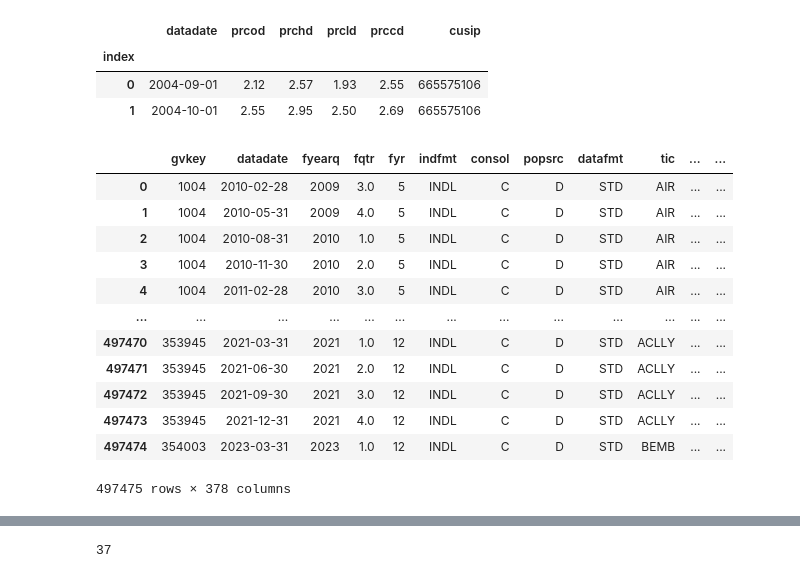
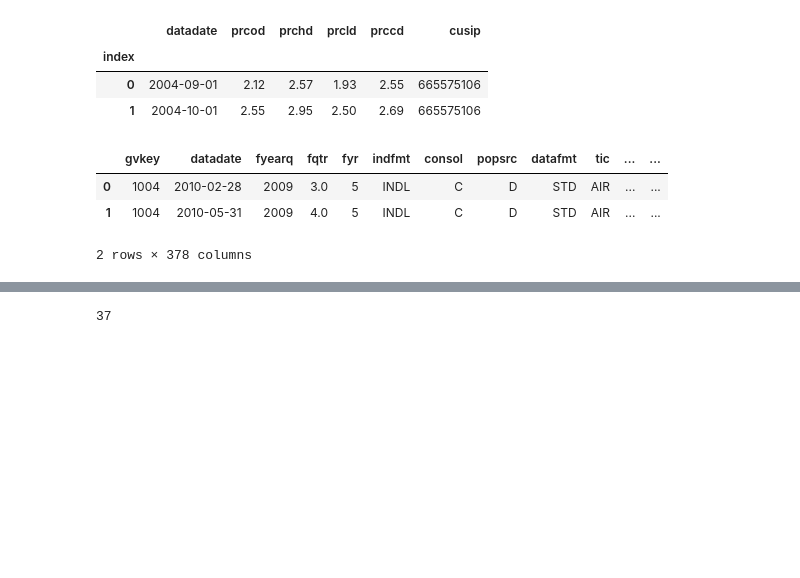
Before and after one commit to annaleabhm/asim-stock-pipeline, a Jupyter notebook: pipeline.ipynb, the cells around one changed output, grey strips where cells are left out. Cells and saved outputs as stored; diff of their text form; code cells hidden in the pictures; blank space fills up the shorter version.

```diff
--- a/pipeline.ipynb
+++ b/pipeline.ipynb
@@ -14,20 +16,12 @@ stock_values.head(2)
 | 0 | 2004-09-01 | 2.12 | 2.57 | 1.93 | 2.55 | 665575106 |
 | 1 | 2004-10-01 | 2.55 | 2.95 | 2.50 | 2.69 | 665575106 |
 # %%
+# look at stock performance data
 compustat = pd.read_csv(compustat_path, parse_dates=["datadate"])
-compustat
+compustat.head(2)
 # %% [output]
 |  | gvkey | datadate | fyearq | fqtr | fyr | indfmt | consol | popsrc | datafmt | tic | ... | ... |
 | 0 | 1004 | 2010-02-28 | 2009 | 3.0 | 5 | INDL | C | D | STD | AIR | ... | ... |
 | 1 | 1004 | 2010-05-31 | 2009 | 4.0 | 5 | INDL | C | D | STD | AIR | ... | ... |
-| 2 | 1004 | 2010-08-31 | 2010 | 1.0 | 5 | INDL | C | D | STD | AIR | ... | ... |
-| 3 | 1004 | 2010-11-30 | 2010 | 2.0 | 5 | INDL | C | D | STD | AIR | ... | ... |
-| 4 | 1004 | 2011-02-28 | 2010 | 3.0 | 5 | INDL | C | D | STD | AIR | ... | ... |
-| ... | ... | ... | ... | ... | ... | ... | ... | ... | ... | ... | ... | ... |
-| 497470 | 353945 | 2021-03-31 | 2021 | 1.0 | 12 | INDL | C | D | STD | ACLLY | ... | ... |
-| 497471 | 353945 | 2021-06-30 | 2021 | 2.0 | 12 | INDL | C | D | STD | ACLLY | ... | ... |
-| 497472 | 353945 | 2021-09-30 | 2021 | 3.0 | 12 | INDL | C | D | STD | ACLLY | ... | ... |
-| 497473 | 353945 | 2021-12-31 | 2021 | 4.0 | 12 | INDL | C | D | STD | ACLLY | ... | ... |
-| 497474 | 354003 | 2023-03-31 | 2023 | 1.0 | 12 | INDL | C | D | STD | BEMB | ... | ... |
-497475 rows × 378 columns
+2 rows × 378 columns
 # %%
```
Also changed, not shown: parts of 21 cells of this notebook.
